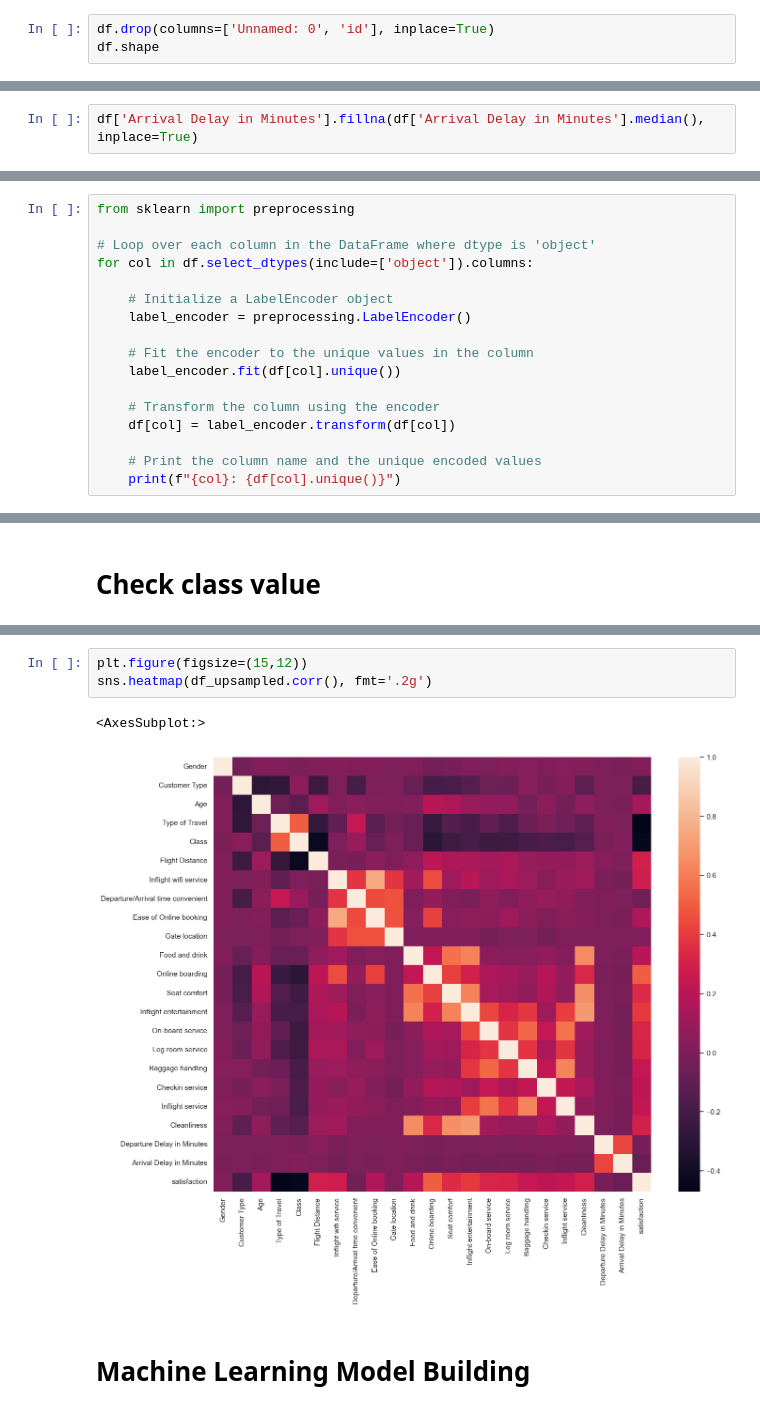
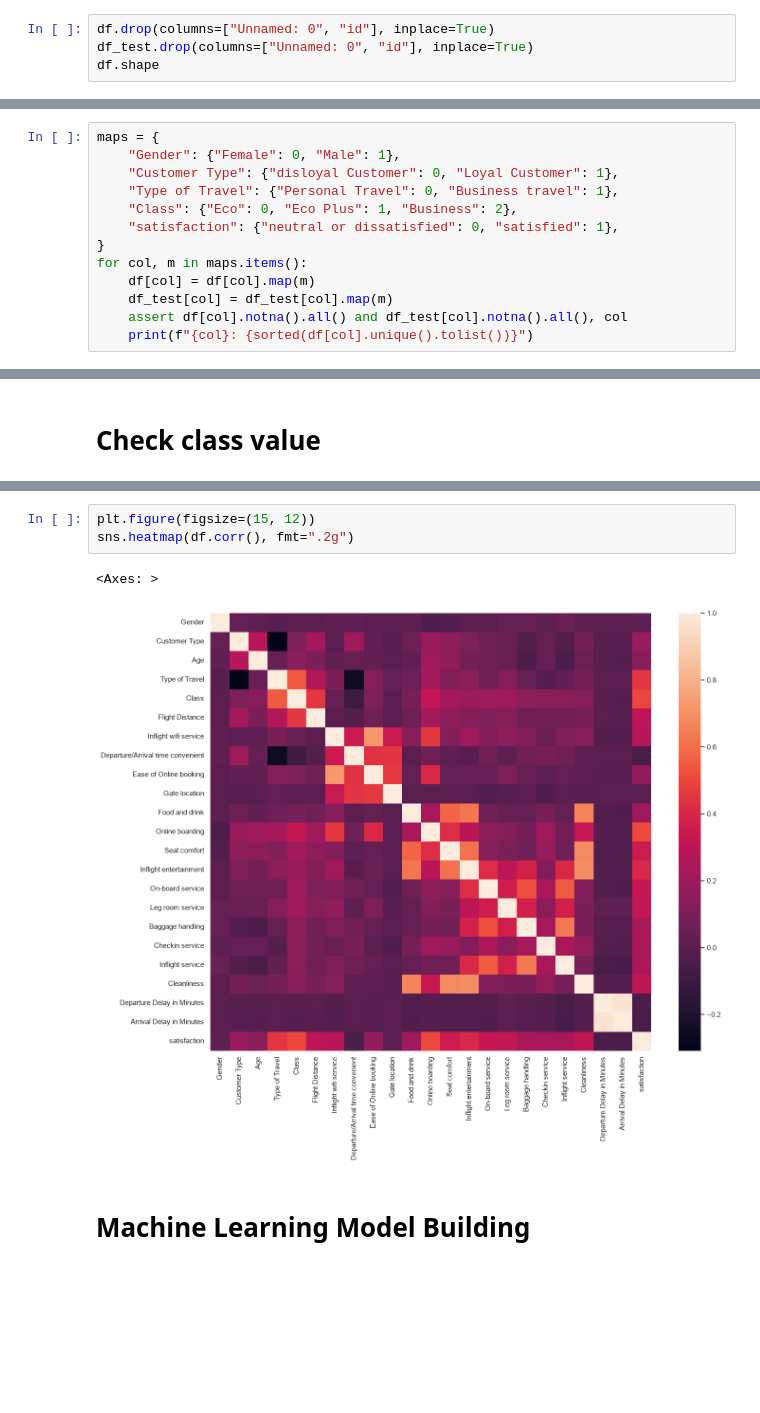
Before and after one commit to hafeez018/Machine-Learning-Projects, a Jupyter notebook: Supervised Learning Projects/Airline Satisfaction Prediction using Classification Algorithms/Airline Satisfaction Prediction Code.ipynb, the cells around one changed output, grey strips where cells are left out. Cells and saved outputs as stored; diff of their text form; blank space fills up the shorter version.

```diff
--- a/Supervised Learning Projects/Airline Satisfaction Prediction using Classification Algorithms/Airline Satisfaction Prediction Code.ipynb
+++ b/Supervised Learning Projects/Airline Satisfaction Prediction using Classification Algorithms/Airline Satisfaction Prediction Code.ipynb
@@ -8,7 +17,8 @@ pd.set_option('display.max_columns', None)
 # %% [markdown]
 # Remove ID Column
 # %%
-df.drop(columns=['Unnamed: 0', 'id'], inplace=True)
+df.drop(columns=["Unnamed: 0", "id"], inplace=True)
+df_test.drop(columns=["Unnamed: 0", "id"], inplace=True)
 df.shape
 # %% [output]
 (103904, 23)
@@ -156,8 +219,6 @@ check_missing[check_missing > 0].sort_values(ascending=False)
 # %% [output]
 Arrival Delay in Minutes    0.298352
 dtype: float64
-# %%
-df['Arrival Delay in Minutes'].fillna(df['Arrival Delay in Minutes'].median(), inplace=True)
 # %%
 df.dtypes
 # %% [output]
@@ -197,17 +264,0 @@ satisfaction: ['neutral or dissatisfied' 'satisfied']
-# %%
-from sklearn import preprocessing
-
-# Loop over each column in the DataFrame where dtype is 'object'
-for col in df.select_dtypes(include=['object']).columns:
-
-    # Initialize a LabelEncoder object
-    label_encoder = preprocessing.LabelEncoder()
-
-    # Fit the encoder to the unique values in the column
-    label_encoder.fit(df[col].unique())
-
-    # Transform the column using the encoder
-    df[col] = label_encoder.transform(df[col])
-
-    # Print the column name and the unique encoded values
-    print(f"{col}: {df[col].unique()}")
@@ -219,0 +268,13 @@ satisfaction: [0 1]
+# %%
+maps = {
+    "Gender": {"Female": 0, "Male": 1},
+    "Customer Type": {"disloyal Customer": 0, "Loyal Customer": 1},
+    "Type of Travel": {"Personal Travel": 0, "Business travel": 1},
+    "Class": {"Eco": 0, "Eco Plus": 1, "Business": 2},
+    "satisfaction": {"neutral or dissatisfied": 0, "satisfied": 1},
+}
+for col, m in maps.items():
+    df[col] = df[col].map(m)
+    df_test[col] = df_test[col].map(m)
+    assert df[col].notna().all() and df_test[col].notna().all(), col
+    print(f"{col}: {sorted(df[col].unique().tolist())}")
@@ -275,9 +339,9 @@ df_upsampled.shape
 # %%
-plt.figure(figsize=(15,12))
-sns.heatmap(df_upsampled.corr(), fmt='.2g')
+plt.figure(figsize=(15, 12))
+sns.heatmap(df.corr(), fmt=".2g")
 # %% [output]
-<AxesSubplot:>
+<Axes: >
-[figure, old version]
+[figure, new version]
 # %% [markdown]
 # Machine Learning Model Building
 # %%
```
Also changed, not shown: parts of 48 cells of this notebook, 1 other file.
